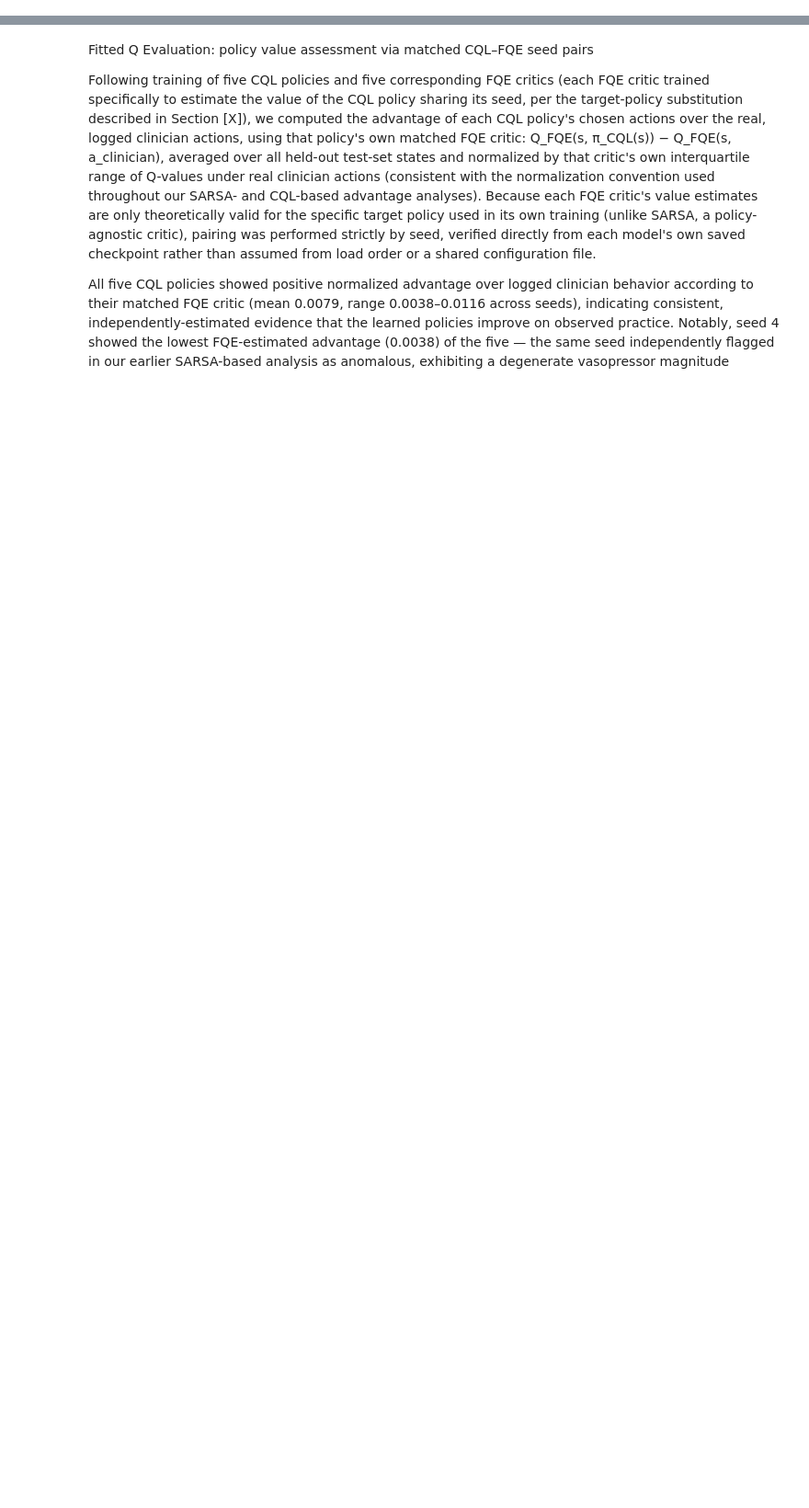
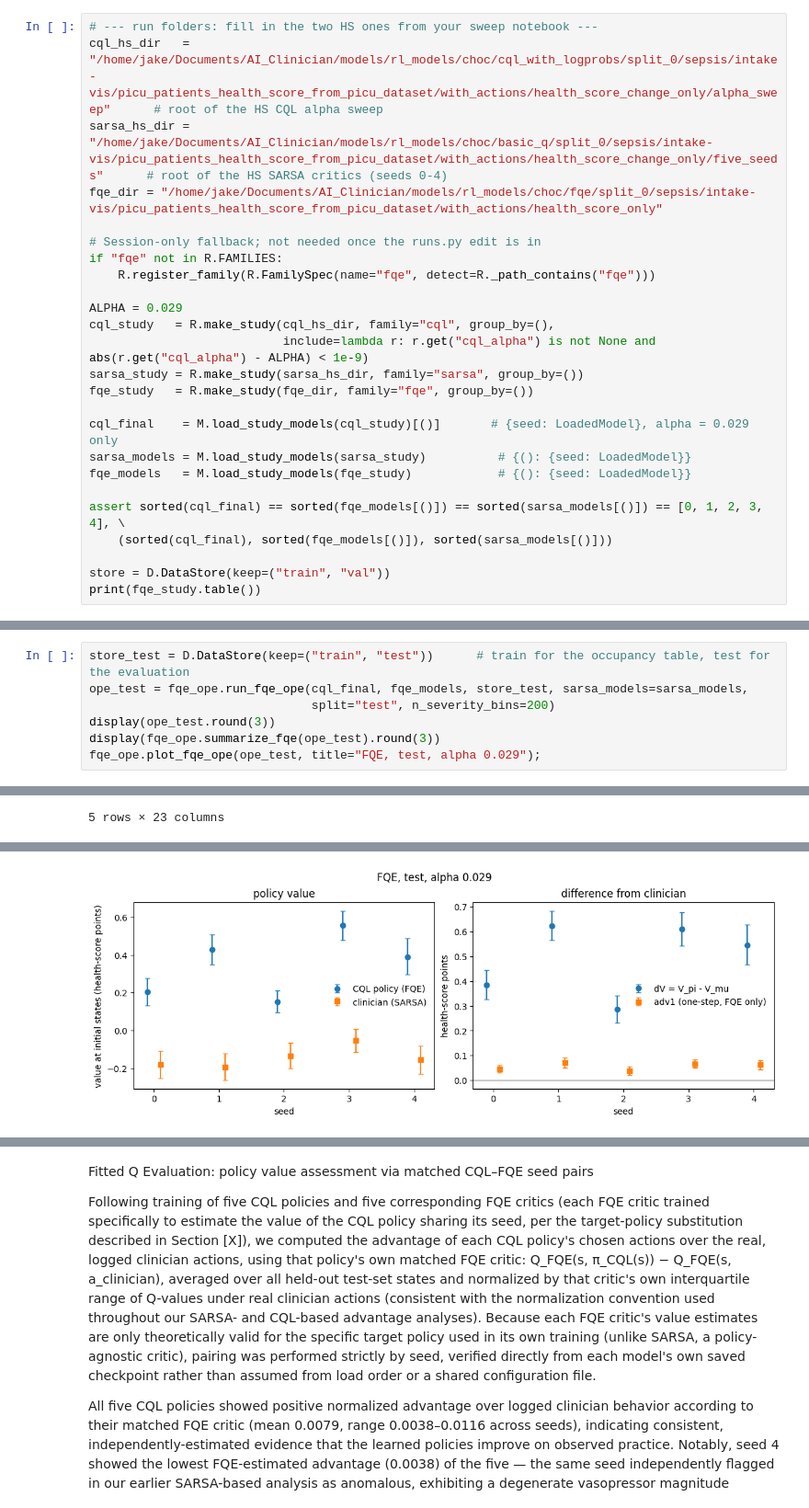
Before and after one commit to jakeormond/ai_clinician_pediatric_rl, a Jupyter notebook: src/rl/evaluate_fqe_final_seeds.ipynb, the cells around one changed output, grey strips where cells are left out. Shown at 92% size. Saved outputs shown, nothing was run; the diff lists cells and outputs as text; blank space fills up the shorter version.

```diff
--- a/src/rl/evaluate_fqe_final_seeds.ipynb
+++ b/src/rl/evaluate_fqe_final_seeds.ipynb
@@ -38,0 +30,25 @@ fqe_models = M.load_study_models(fqe_study)
+# %%
+# --- run folders: fill in the two HS ones from your sweep notebook ---
+cql_hs_dir   = "/home/jake/Documents/AI_Clinician/models/rl_models/choc/cql_with_logprobs/split_0/sepsis/intake-vis/picu_patients_health_score_from_picu_dataset/with_actions/health_score_change_only/alpha_sweep"      # root of the HS CQL alpha sweep
+sarsa_hs_dir = "/home/jake/Documents/AI_Clinician/models/rl_models/choc/basic_q/split_0/sepsis/intake-vis/picu_patients_health_score_from_picu_dataset/with_actions/health_score_change_only/five_seeds"      # root of the HS SARSA critics (seeds 0-4)
+fqe_dir = "/home/jake/Documents/AI_Clinician/models/rl_models/choc/fqe/split_0/sepsis/intake-vis/picu_patients_health_score_from_picu_dataset/with_actions/health_score_only"
+
+# Session-only fallback; not needed once the runs.py edit is in
+if "fqe" not in R.FAMILIES:
+    R.register_family(R.FamilySpec(name="fqe", detect=R._path_contains("fqe")))
+
+ALPHA = 0.029
+cql_study   = R.make_study(cql_hs_dir, family="cql", group_by=(),
+                           include=lambda r: r.get("cql_alpha") is not None and abs(r.get("cql_alpha") - ALPHA) < 1e-9)
+sarsa_study = R.make_study(sarsa_hs_dir, family="sarsa", group_by=())
+fqe_study   = R.make_study(fqe_dir, family="fqe", group_by=())
+
+cql_final    = M.load_study_models(cql_study)[()]       # {seed: LoadedModel}, alpha = 0.029 only
+sarsa_models = M.load_study_models(sarsa_study)          # {(): {seed: LoadedModel}}
+fqe_models   = M.load_study_models(fqe_study)            # {(): {seed: LoadedModel}}
+
+assert sorted(cql_final) == sorted(fqe_models[()]) == sorted(sarsa_models[()]) == [0, 1, 2, 3, 4], \
+    (sorted(cql_final), sorted(fqe_models[()]), sorted(sarsa_models[()]))
+
+store = D.DataStore(keep=("train", "val"))
+print(fqe_study.table())
@@ -38,0 +101,8 @@ fqe_models = M.load_study_models(fqe_study)
+# %%
+store_test = D.DataStore(keep=("train", "test"))      # train for the occupancy table, test for the evaluation
+ope_test = fqe_ope.run_fqe_ope(cql_final, fqe_models, store_test, sarsa_models=sarsa_models,
+                               split="test", n_severity_bins=200)
+display(ope_test.round(3))
+display(fqe_ope.summarize_fqe(ope_test).round(3))
+fqe_ope.plot_fqe_ope(ope_test, title="FQE, test, alpha 0.029");
+# %% [output]
@@ -38,0 +163 @@ fqe_models = M.load_study_models(fqe_study)
+5 rows × 23 columns
@@ -38,0 +172 @@ fqe_models = M.load_study_models(fqe_study)
+[figure, added]
```
Also changed, not shown: parts of 7 cells of this notebook, 1 other file.
